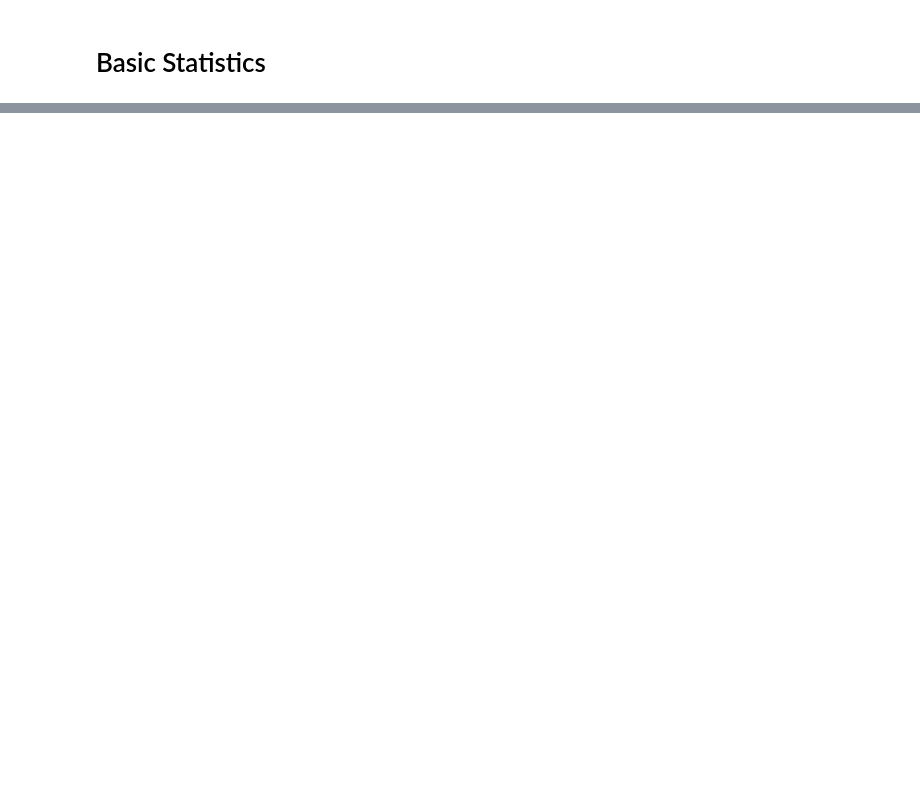
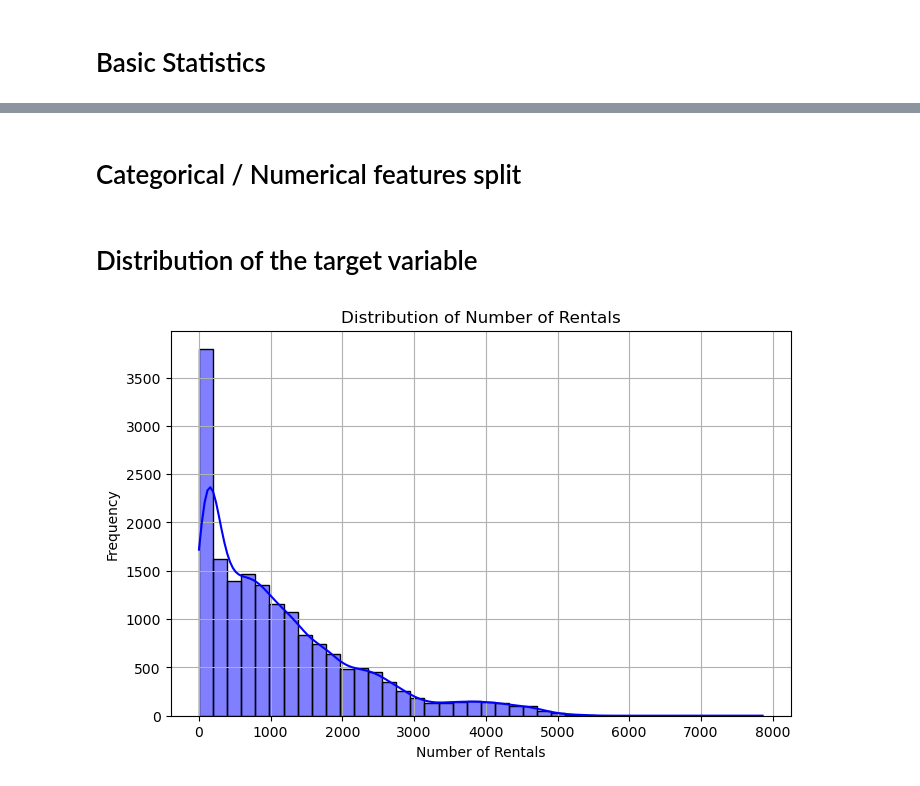
Before and after one commit to MattWojciechowski/london_bike_sharing, a Jupyter notebook: notebooks/EDA_analysis.ipynb, the cells around one changed output, grey strips where cells are left out. Drawn from its saved outputs; the diff is of its cells as text; code cells hidden in the pictures; blank space fills up the shorter version.

```diff
--- a/notebooks/EDA_analysis.ipynb
+++ b/notebooks/EDA_analysis.ipynb
@@ -82,0 +91,2 @@ plt.show()
+# %% [markdown]
+# Categorical / Numerical features split
@@ -82,0 +98,13 @@ plt.show()
+# %% [markdown]
+# Distribution of the target variable
+# %%
+# Rozkład zmiennej celu (number_of_rentals)
+plt.figure(figsize=(8, 5))
+sns.histplot(df["number_of_rentals"], bins=40, kde=True, color="blue")
+plt.title("Distribution of Number of Rentals")
+plt.xlabel("Number of Rentals")
+plt.ylabel("Frequency")
+plt.grid()
+plt.show()
+# %% [output]
+[figure, added]
```
Also changed, not shown: parts of 30 cells of this notebook, 7 other files.
